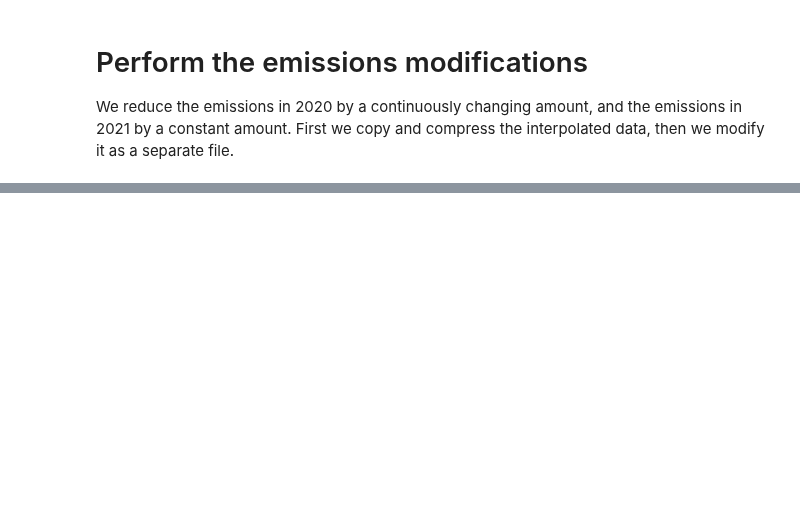
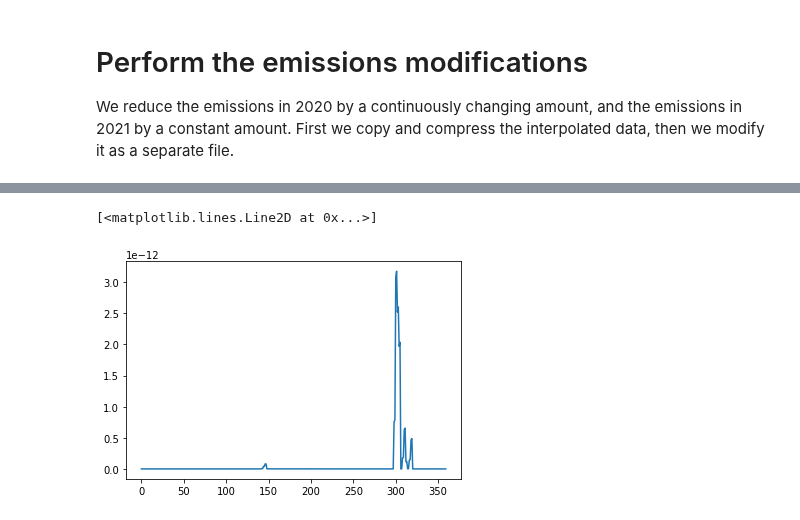
Before and after one commit to Rlamboll/modify_COVID19_netCDF_Emissions, a Jupyter notebook: calculations/calc_aviation_emissions.ipynb, the cells around one changed output, grey strips where cells are left out. Drawn from its saved outputs; the diff is of its cells as text; code cells hidden in the pictures; blank space fills up the shorter version.

```diff
--- a/calculations/calc_aviation_emissions.ipynb
+++ b/calculations/calc_aviation_emissions.ipynb
@@ -243,0 +256,9 @@ cleanup_files(output_folder, working_string, scenario_string)
+# %%
+data = nc.Dataset(input_folder + nox_input)
+data2 = nc.Dataset(output_folder + "cut_CO2-em-AIR-anthro_input4MIPs_emissions_ScenarioMIP_IAMC-MESSAGE-GLOBIOM-ssp245-1-1_gn_201501-210012.nc_baseline_v4.nc")
+# %%
+i = 12
+plt.plot(data.variables["CO2_em_AIR_anthro"][i, 12, :, 60] - data2.variables["CO2_em_AIR_anthro"][i, 12*2, :, 60])
+# %% [output]
+[<matplotlib.lines.Line2D at 0x...>]
+[figure, added]
```
Also changed, not shown: parts of 6 cells of this notebook.
